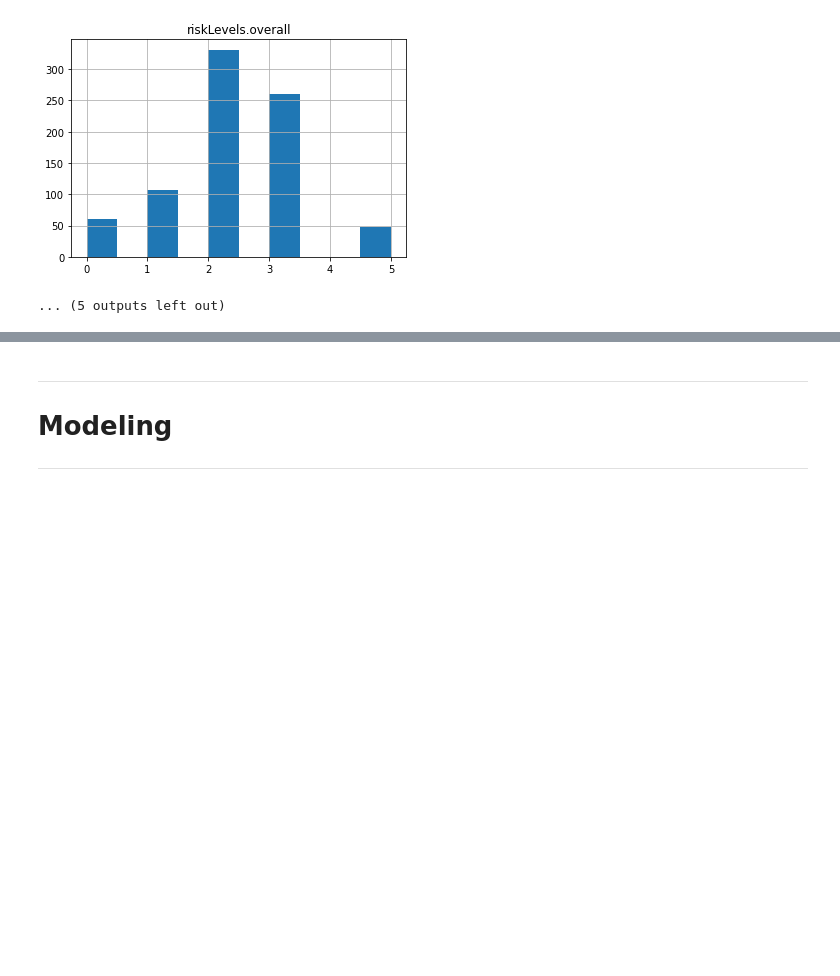
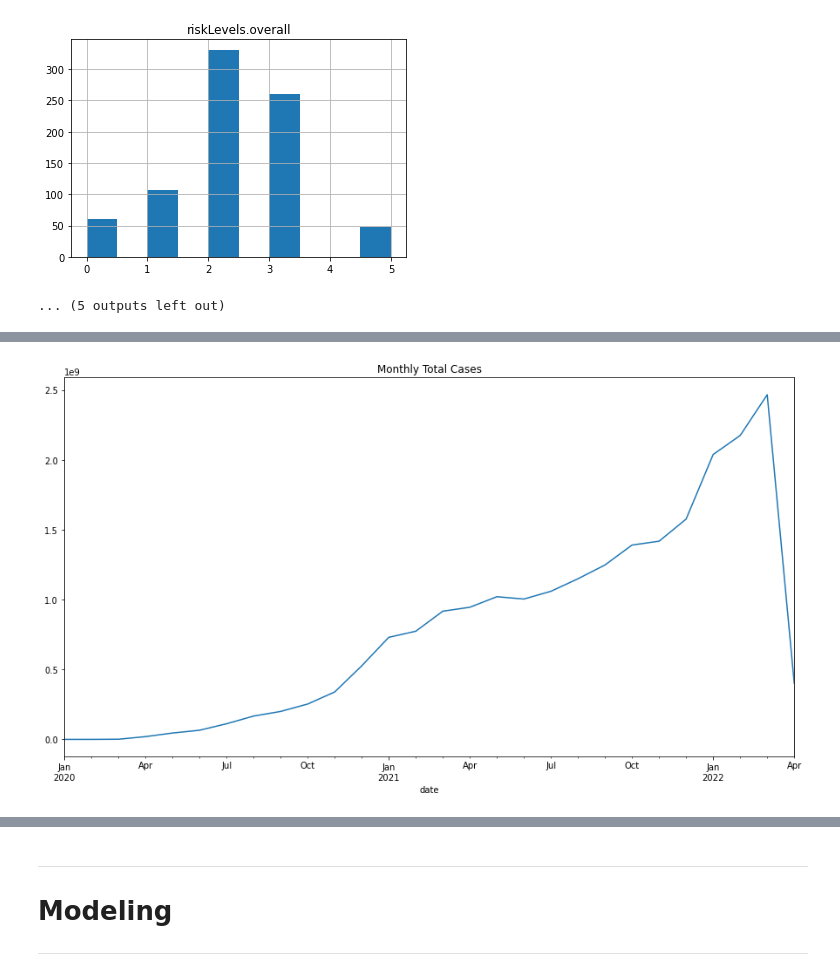
Before and after one commit to JeanetteSchulz/Covid_Analysis, a Jupyter notebook: Jeanettes_Project_Workbook.ipynb, the cells around one changed output, grey strips where cells are left out. Cells and saved outputs as stored; diff of their text form; code cells hidden in the pictures; blank space fills up the shorter version.

```diff
--- a/Jeanettes_Project_Workbook.ipynb
+++ b/Jeanettes_Project_Workbook.ipynb
@@ -396,0 +386,5 @@ covid['actuals.deaths'].resample('M').sum().plot(title='Monthly Average Deaths')
+# %%
+plt.figure(figsize = (15,8))
+covid['actuals.cases'].resample('M').sum().plot(title='Monthly Total Cases');
+# %% [output]
+[figure, added]
```
Also changed, not shown: parts of 18 cells of this notebook.
